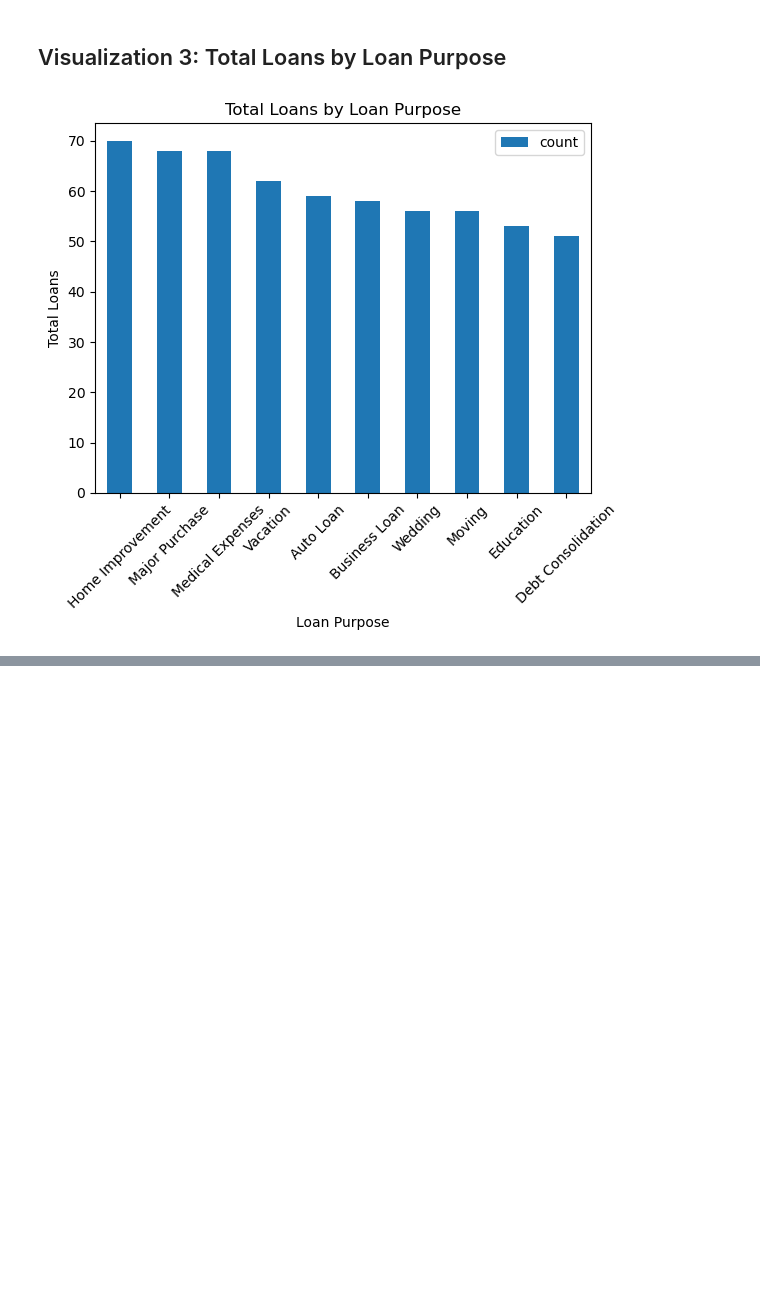
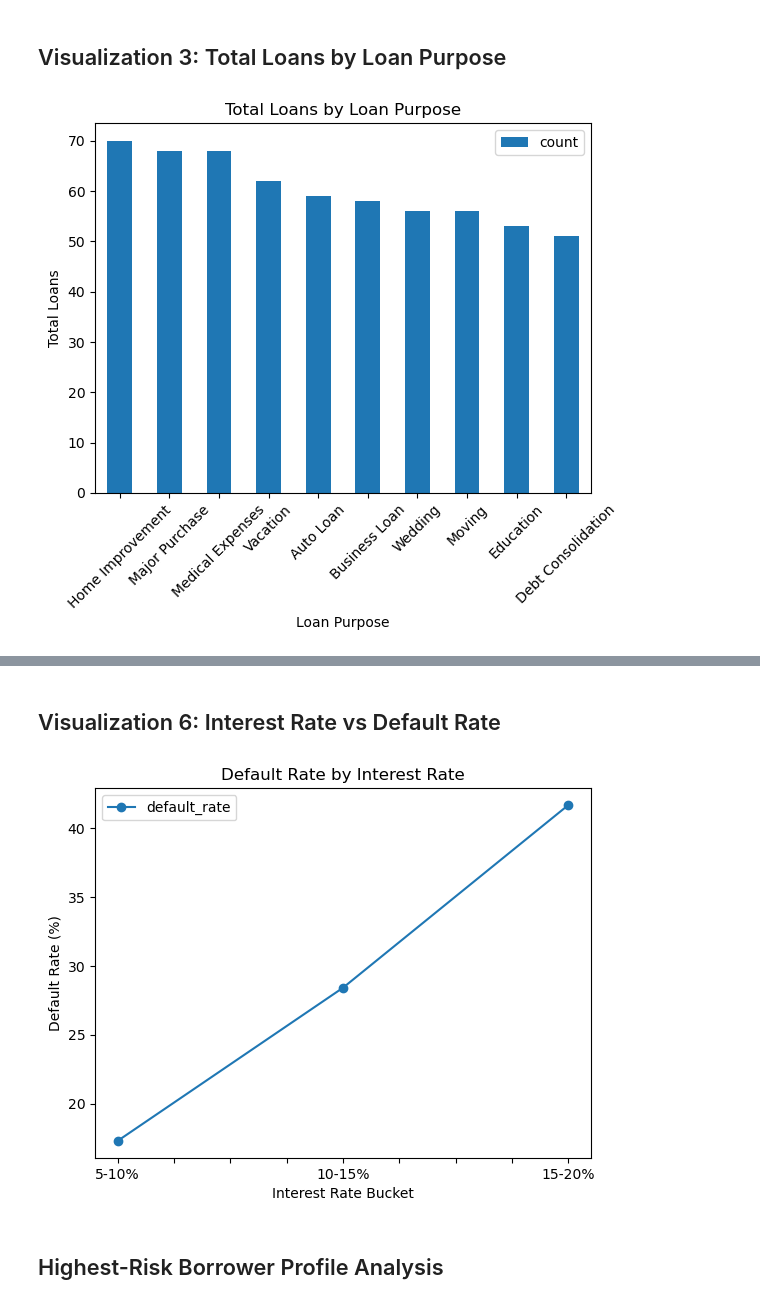
Before and after one commit to JamesSagali/Horizon-Financial-Group---Credit-Risk-Analysis, a Jupyter notebook: horizon_financial_group.ipynb, the cells around one changed output, grey strips where cells are left out. Cells and saved outputs as stored; diff of their text form; code cells hidden in the pictures; blank space fills up the shorter version.

```diff
--- a/horizon_financial_group.ipynb
+++ b/horizon_financial_group.ipynb
@@ -287,0 +388,45 @@ plt.show()
+# %% [markdown]
+## Visualization 6: Interest Rate vs Default Rate
+# %%
+#Creation of interest-rate buckets
+
+df['interest_bucket'] = pd.cut(
+    df['interest_rate'],
+    bins=[0,5,10,15,20,25,np.inf],
+    labels=[
+        '0-5%',
+        '5-10%',
+        '10-15%',
+        '15-20%',
+        '20-25%',
+        '25%+'
+    ]
+)
+
+# Calculation of default rates per bucket
+
+interest_rate_analysis = (
+    df.groupby('interest_bucket', observed=True)['defaulted']
+      .mean()
+      .mul(100)
+      .reset_index(name='default_rate')
+)
+
+#Charting the default rates by interest rate buckets
+
+interest_rate_analysis.plot(
+    x='interest_bucket',
+    y='default_rate',
+    kind='line',
+    marker='o'
+)
+
+plt.title('Default Rate by Interest Rate')
+plt.ylabel('Default Rate (%)')
+plt.xlabel('Interest Rate Bucket')
+
+plt.show()
+# %% [output]
+[figure, added]
+# %% [markdown]
+## Highest-Risk Borrower Profile Analysis
```
Also changed, not shown: parts of 19 cells of this notebook.
